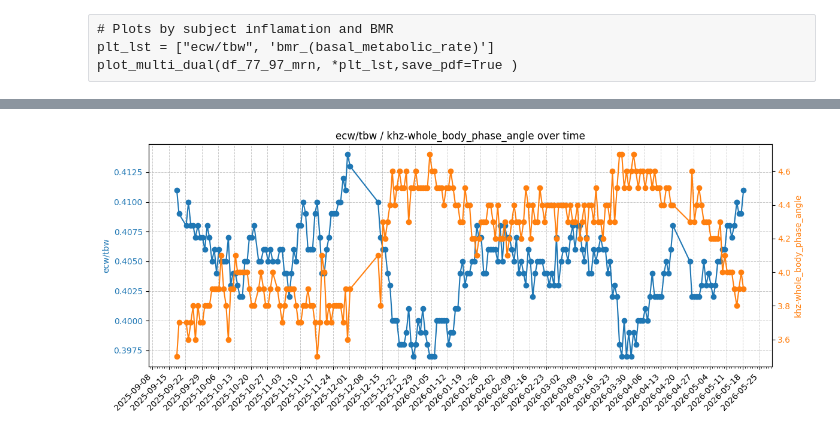
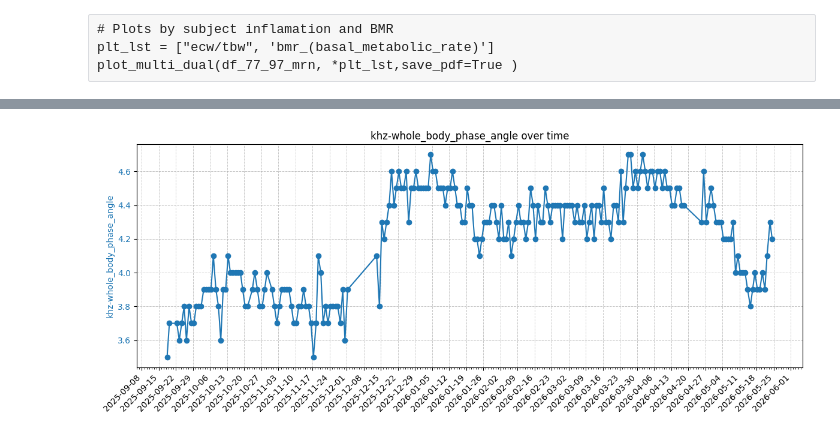
Before and after one commit to 1ratlab/JL_2, a Jupyter notebook: plotting_df_77_97_mrn.ipynb, the cells around one changed output, grey strips where cells are left out. Drawn from its saved outputs; the diff is of its cells as text; code cells hidden in the pictures.

```diff
--- a/plotting_df_77_97_mrn.ipynb
+++ b/plotting_df_77_97_mrn.ipynb
@@ -295,10 +303,10 @@ plot_multi_dual(df_77_97_mrn, *plt_lst,save_pdf=False)
 # %%
 # Plots by subject
-plt_lst = ["ecw/tbw",'khz-whole_body_phase_angle']
-plot_multi_dual(df_77_97_mrn, *plt_lst,save_pdf=False)
-# plot_multi_dual(df_77_97_mrn, *plt_lst,save_pdf=True)
+plt_lst = ['khz-whole_body_phase_angle']
+#plot_multi_dual(df_77_97_mrn, *plt_lst,save_pdf=False)
+plot_multi_dual(df_77_97_mrn, *plt_lst,save_pdf=True)
 # %% [output]
-[figure, old version]
+[figure, new version]
 # %%
 # Plots by subject
 plt_lst = ["ecw/tbw","vfa_(visceral_fat_area)"]
```
Also changed, not shown: parts of 11 cells of this notebook, 16 other files.
